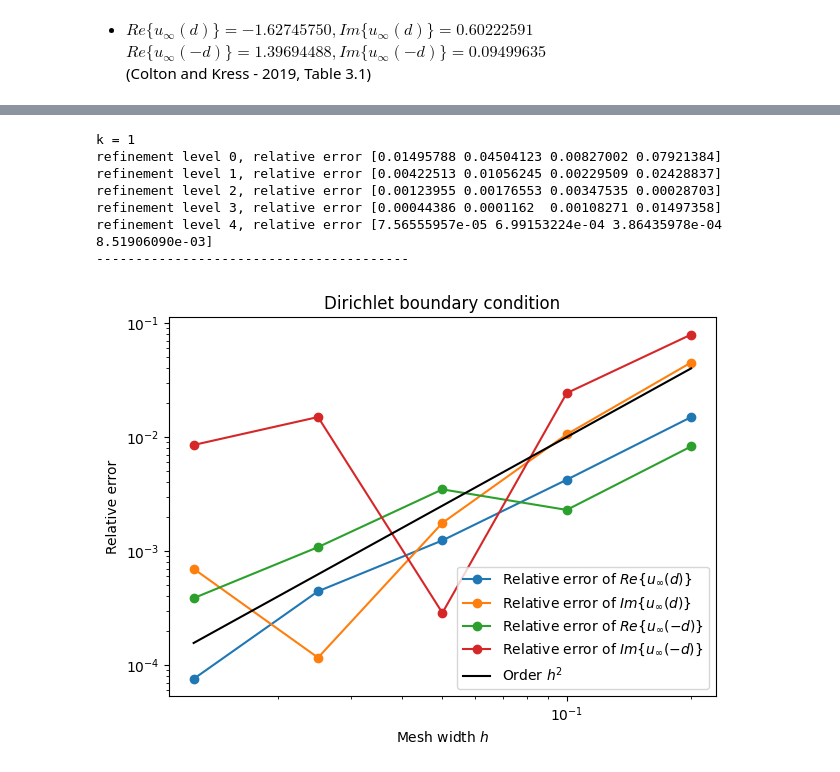
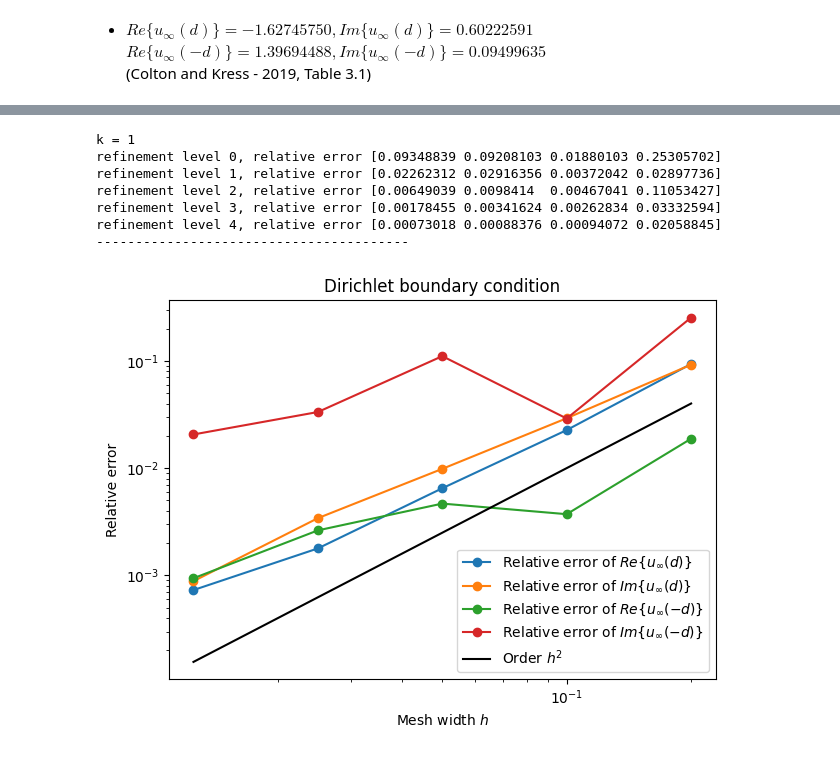
Before and after one commit to gninr/scattering, a Jupyter notebook: plane_wave.ipynb, the cells around one changed output, grey strips where cells are left out. Drawn from its saved outputs; the diff is of its cells as text; code cells hidden in the pictures.

```diff
--- a/plane_wave.ipynb
+++ b/plane_wave.ipynb
@@ -84,7 +84,7 @@ plot_mesh(mesh)
 k = 1
 omega = k * c
 x = fd.SpatialCoordinate(mesh)
-inc = fd.exp(1j * fd.dot(fd.as_vector(d), x))
+inc = fd.exp(1j * k * fd.dot(fd.as_vector(d), x))
 g = -inc
 
 uh = solve(mesh, k, a0, a1, b0, b1, g, annular=annular)
@@ -174,7 +204,7 @@ errors = []
 for level in levels:
     m = mesh_hierarchy[level]
     x = fd.SpatialCoordinate(m)
-    inc = fd.exp(1j * fd.dot(fd.as_vector(d), x))
+    inc = fd.exp(1j * k * fd.dot(fd.as_vector(d), x))
     g = -inc
 
     uh = solve(m, k, a0, a1, b0, b1, g, annular=annular)
@@ -265,0 +248,39 @@ refinement level 4, relative error [1.08767082e-05 9.24118295e-04 4.39492543e-04
+# %%
+# Dirichlet problem
+print(f"k = {k}")
+errors = []
+for level in levels:
+    m = mesh_hierarchy[level]
+    x = fd.SpatialCoordinate(m)
+    inc = fd.exp(1j * k * fd.dot(fd.as_vector(d), x))
+    g = -inc
+
+    uh = solve(m, k, a0, a1, b0, b1, g, annular=annular)
+
+    u_inf = np.empty(4)
+    u_inf1 = far_field(k, uh, 0, inc, boundary=4)
+    u_inf[0] = u_inf1.real
+    u_inf[1] = u_inf1.imag
+    u_inf2 = far_field(k, uh, np.pi, inc, boundary=4)
+    u_inf[2] = u_inf2.real
+    u_inf[3] = u_inf2.imag
+    rel_err = np.abs((u_inf - u_inf_ref) / u_inf_ref)
+    print(f"refinement level {level}, relative error {rel_err}")
+    errors.append(rel_err)
+errors = np.array(errors)
+plt.loglog(hs, errors[:, 0], "-o",
+           label=r"Relative error of $Re\{u_\infty(d)\}$")
+plt.loglog(hs, errors[:, 1], "-o",
+           label=r"Relative error of $Im\{u_\infty(d)\}$")
+plt.loglog(hs, errors[:, 2], "-o",
+           label=r"Relative error of $Re\{u_\infty(-d)\}$")
+plt.loglog(hs, errors[:, 3], "-o",
+           label=r"Relative error of $Im\{u_\infty(-d)\}$")
+print("----------------------------------------")
+
+plt.loglog(hs, hs, "k", label=r"Order $h$")
+plt.legend()
+plt.xlabel(r"Mesh width $h$")
+plt.ylabel("Relative error")
+plt.title("Dirichlet boundary condition")
+plt.tight_layout()
@@ -270,7 +300,7 @@ errors = []
 for level in levels:
     m = mesh_hierarchy[level]
     x = fd.SpatialCoordinate(m)
-    inc = fd.exp(1j * fd.dot(fd.as_vector(d), x))
+    inc = fd.exp(1j * k * fd.dot(fd.as_vector(d), x))
     g = -inc
 
     uh = solve(m, k, a0, a1, b0, b1, g, annular=annular)
@@ -278,36 +308,36 @@ for level in levels:
     u_inf = np.empty(4)
     u_inf1 = far_field_vol(k, uh, 0, R0, R1, inc)
     u_inf[0] = u_inf1.real
     u_inf[1] = u_inf1.imag
     u_inf2 = far_field_vol(k, uh, np.pi, R0, R1, inc)
     u_inf[2] = u_inf2.real
     u_inf[3] = u_inf2.imag
     rel_err = np.abs((u_inf - u_inf_ref) / u_inf_ref)
     print(f"refinement level {level}, relative error {rel_err}")
     errors.append(rel_err)
 errors = np.array(errors)
 plt.loglog(hs, errors[:, 0], "-o",
            label=r"Relative error of $Re\{u_\infty(d)\}$")
 plt.loglog(hs, errors[:, 1], "-o",
            label=r"Relative error of $Im\{u_\infty(d)\}$")
 plt.loglog(hs, errors[:, 2], "-o",
            label=r"Relative error of $Re\{u_\infty(-d)\}$")
 plt.loglog(hs, errors[:, 3], "-o",
            label=r"Relative error of $Im\{u_\infty(-d)\}$")
 print("----------------------------------------")
 
 plt.loglog(hs, hs**2, "k", label=r"Order $h^2$")
 plt.legend()
 plt.xlabel(r"Mesh width $h$")
 plt.ylabel("Relative error")
 plt.title("Dirichlet boundary condition")
 plt.tight_layout()
 # %% [output]
 k = 1
-refinement level 0, relative error [0.01495788 0.04504123 0.00827002 0.07921384]
-refinement level 1, relative error [0.00422513 0.01056245 0.00229509 0.02428837]
-refinement level 2, relative error [0.00123955 0.00176553 0.00347535 0.00028703]
-refinement level 3, relative error [0.00044386 0.0001162  0.00108271 0.01497358]
-refinement level 4, relative error [7.56555957e-05 6.99153224e-04 3.86435978e-04 8.51906090e-03]
+refinement level 0, relative error [0.09348839 0.09208103 0.01880103 0.25305702]
+refinement level 1, relative error [0.02262312 0.02916356 0.00372042 0.02897736]
+refinement level 2, relative error [0.00649039 0.0098414  0.00467041 0.11053427]
+refinement level 3, relative error [0.00178455 0.00341624 0.00262834 0.03332594]
+refinement level 4, relative error [0.00073018 0.00088376 0.00094072 0.02058845]
 ----------------------------------------
-[figure, old version]
+[figure, new version]
```
Also changed, not shown: parts of 20 cells of this notebook.
